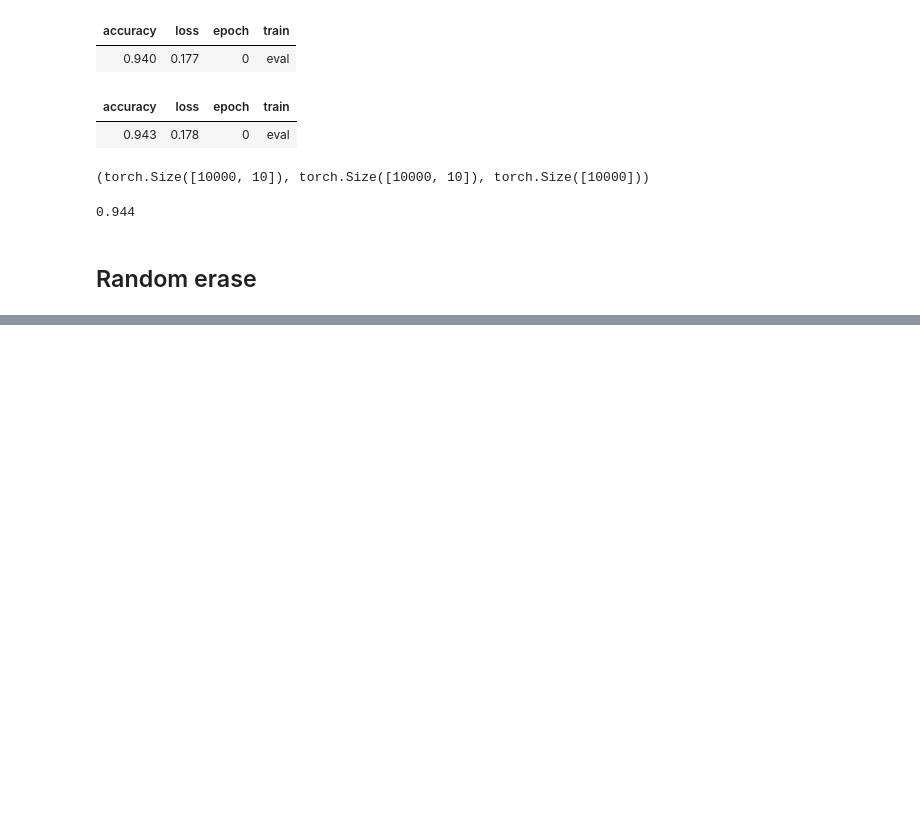
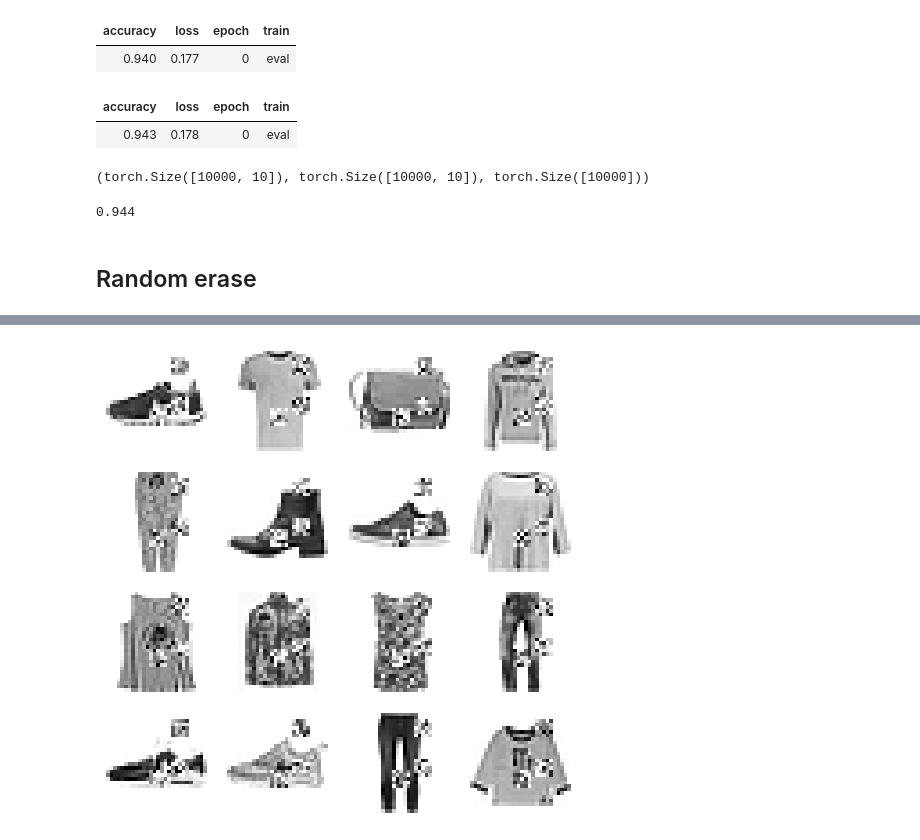
Before and after one commit to teome/diffusion-play, a Jupyter notebook: nbs/14_augment.ipynb, the cells around one changed output, grey strips where cells are left out. Drawn from its saved outputs; the diff is of its cells as text; code cells hidden in the pictures; blank space fills up the shorter version.

```diff
--- a/nbs/14_augment.ipynb
+++ b/nbs/14_augment.ipynb
@@ -458,0 +496,13 @@ round((ap==at).float().mean().item(), 3)
+# %%
+def rand_erase(x, pct=0.2, max_num=4):
+    xm, xs, mn, mx = x.mean(), x.std(), x.min(), x.max()
+    num = random.randint(0, max_num)
+    for i in range(num): _rand_erase1(x, pct, xm, xs, mn, mx)
+    return x
+# %%
+xb, _ = next(iter(dls.train))
+xbt = xb[:16]
+rand_erase(xb, 0.2, 4)
+show_images(xbt, imsize=1.5)
+# %% [output]
+[figure, added]
```
Also changed, not shown: parts of 18 cells of this notebook.
